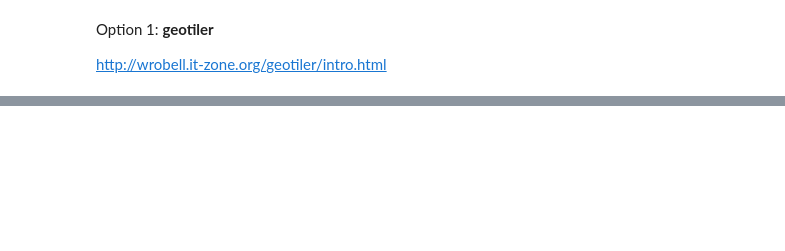
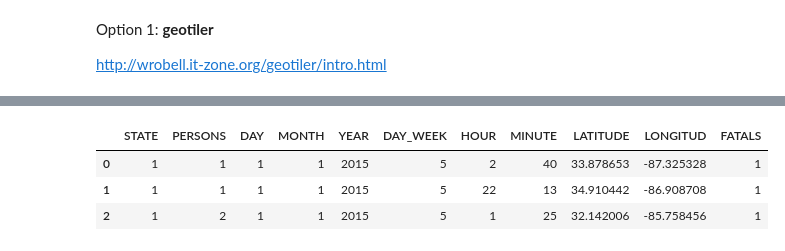
Before and after one commit to mihwano/mihwano.github.io, a Jupyter notebook: notes/basemaps.ipynb, the cells around one changed output, grey strips where cells are left out. Drawn from its saved outputs; the diff is of its cells as text; code cells hidden in the pictures; blank space fills up the shorter version.

```diff
--- a/notes/basemaps.ipynb
+++ b/notes/basemaps.ipynb
@@ -52,0 +60,12 @@ ax2.imshow(image2)
+# %%
+import pandas as pd
+df = pd.read_csv("traffic_fatalities/accident.csv")
+df = df[(df["LONGITUD"]!=999.9999) & (df["MINUTE"]!=99)]     #removing missing data
+df = df[["STATE","PERSONS","DAY","MONTH","YEAR","DAY_WEEK","HOUR","MINUTE","LATITUDE","LONGITUD","FATALS"]]
+df.head(3)
+#PERSONS=nbr of ppl involved in crash and FATALS=nbr of deads
+# %% [output]
+|  | STATE | PERSONS | DAY | MONTH | YEAR | DAY_WEEK | HOUR | MINUTE | LATITUDE | LONGITUD | FATALS |
+| 0 | 1 | 1 | 1 | 1 | 2015 | 5 | 2 | 40 | 33.878653 | -87.325328 | 1 |
+| 1 | 1 | 1 | 1 | 1 | 2015 | 5 | 22 | 13 | 34.910442 | -86.908708 | 1 |
+| 2 | 1 | 2 | 1 | 1 | 2015 | 5 | 1 | 25 | 32.142006 | -85.758456 | 1 |
```
Also changed, not shown: parts of 11 cells of this notebook.
